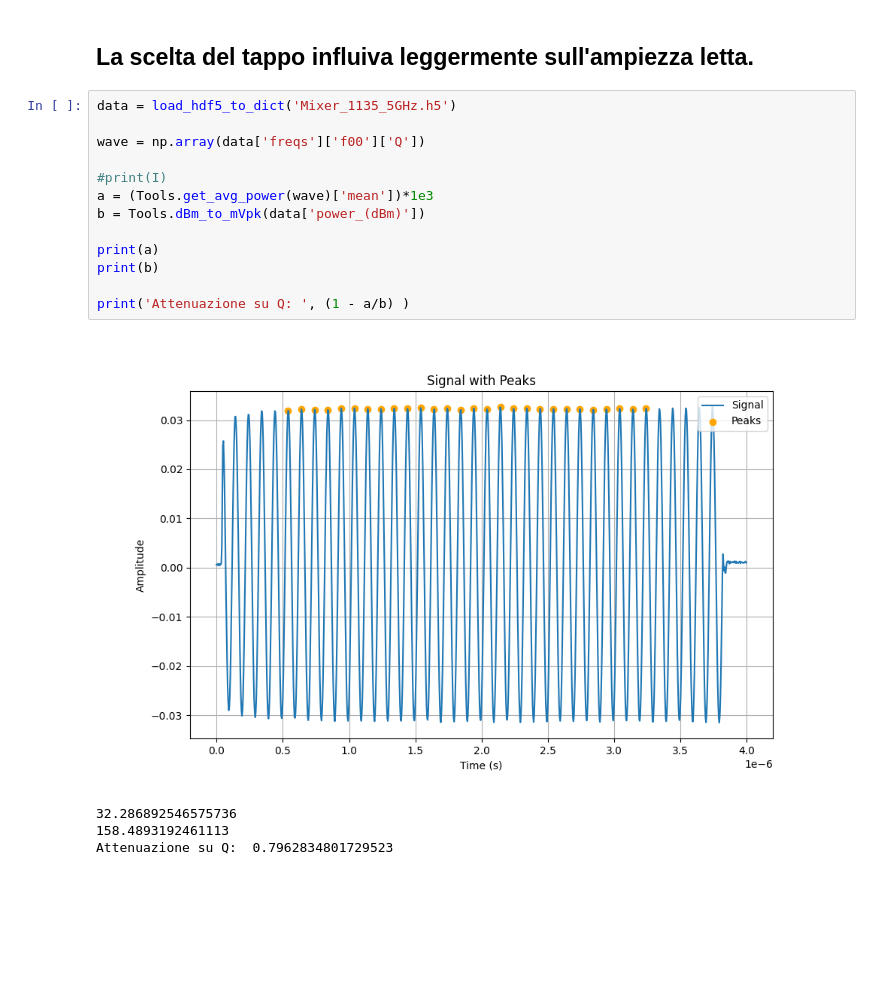
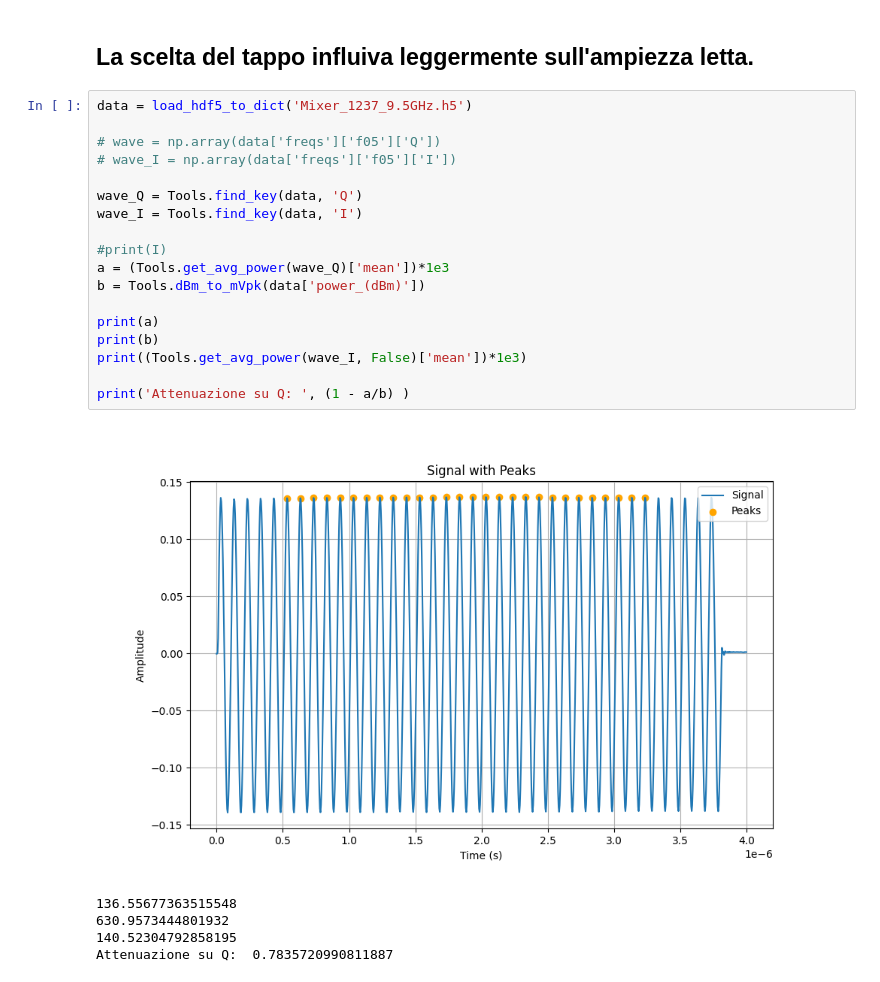
Before and after one commit to biqute/QTLab2324, a Jupyter notebook: PAandQubit/Actual_Work/Res_spectroscopy/01_IQMixer_ResonatorSpectroscopy.ipynb, the cells around one changed output. Saved outputs shown, nothing was run; the diff lists cells and outputs as text; blank space fills up the shorter version.

```diff
--- a/PAandQubit/Actual_Work/Res_spectroscopy/01_IQMixer_ResonatorSpectroscopy.ipynb
+++ b/PAandQubit/Actual_Work/Res_spectroscopy/01_IQMixer_ResonatorSpectroscopy.ipynb
@@ -137,20 +264,26 @@ save_dict_to_hdf5(data_dict, filename)
 # %% [markdown]
 ## La scelta del tappo influiva leggermente sull'ampiezza letta.
 # %%
-data = load_hdf5_to_dict('Mixer_1135_5GHz.h5')
+data = load_hdf5_to_dict('Mixer_1237_9.5GHz.h5')
 
-wave = np.array(data['freqs']['f00']['Q'])
+# wave = np.array(data['freqs']['f05']['Q'])
+# wave_I = np.array(data['freqs']['f05']['I'])
+
+wave_Q = Tools.find_key(data, 'Q')
+wave_I = Tools.find_key(data, 'I')
 
 #print(I)
-a = (Tools.get_avg_power(wave)['mean'])*1e3
+a = (Tools.get_avg_power(wave_Q)['mean'])*1e3
 b = Tools.dBm_to_mVpk(data['power_(dBm)'])
 
 print(a)
 print(b)
+print((Tools.get_avg_power(wave_I, False)['mean'])*1e3)
 
 print('Attenuazione su Q: ', (1 - a/b) )
 # %% [output]
-[figure, old version]
+[figure, new version]
-32.286892546575736
-158.4893192461113
-Attenuazione su Q:  0.7962834801729523
+136.55677363515548
+630.9573444801932
+140.52304792858195
+Attenuazione su Q:  0.7835720990811887
```
Also changed, not shown: parts of 5 cells of this notebook, 7 other files.
